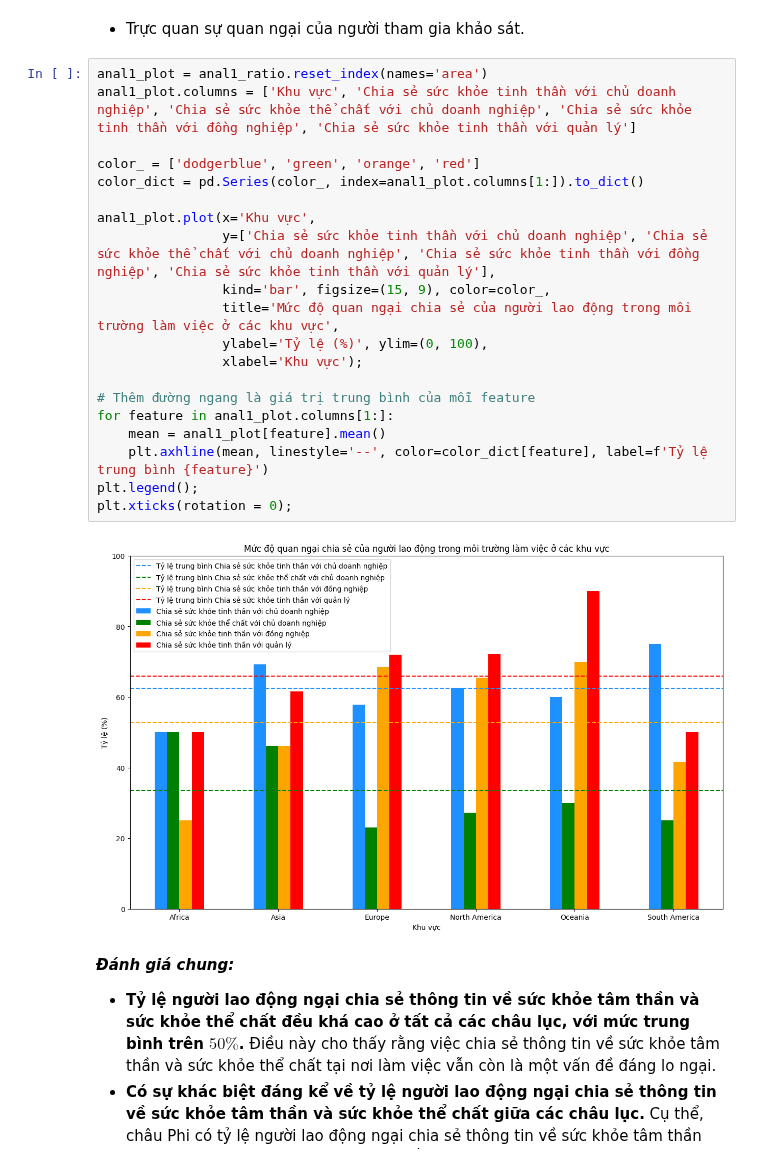
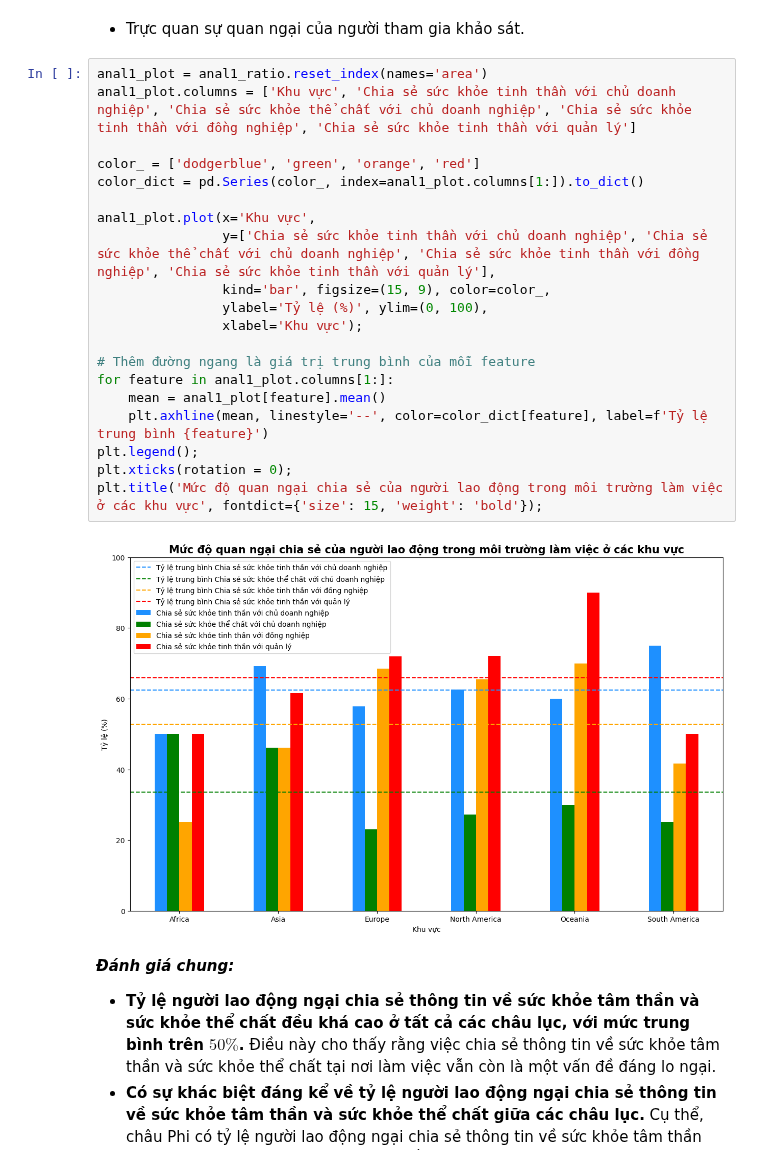
Before and after one commit to iam-Dylan/pfds-final-project, a Jupyter notebook: 4-1-Analyze-DagNgyen.ipynb, the cells around one changed output. Cells and saved outputs as stored; diff of their text form.

```diff
--- a/4-1-Analyze-DagNgyen.ipynb
+++ b/4-1-Analyze-DagNgyen.ipynb
@@ -279,25 +279,25 @@ plt.show()
 # %%
 anal1_plot = anal1_ratio.reset_index(names='area')
 anal1_plot.columns = ['Khu vực', 'Chia sẻ sức khỏe tinh thần với chủ doanh nghiệp', 'Chia sẻ sức khỏe thể chất với chủ doanh nghiệp', 'Chia sẻ sức khỏe tinh thần với đồng nghiệp', 'Chia sẻ sức khỏe tinh thần với quản lý']
 
 color_ = ['dodgerblue', 'green', 'orange', 'red']
 color_dict = pd.Series(color_, index=anal1_plot.columns[1:]).to_dict()
 
 anal1_plot.plot(x='Khu vực',
                 y=['Chia sẻ sức khỏe tinh thần với chủ doanh nghiệp', 'Chia sẻ sức khỏe thể chất với chủ doanh nghiệp', 'Chia sẻ sức khỏe tinh thần với đồng nghiệp', 'Chia sẻ sức khỏe tinh thần với quản lý'],
                 kind='bar', figsize=(15, 9), color=color_,
-                title='Mức độ quan ngại chia sẻ của người lao động trong môi trường làm việc ở các khu vực',
                 ylabel='Tỷ lệ (%)', ylim=(0, 100),
                 xlabel='Khu vực');
 
 # Thêm đường ngang là giá trị trung bình của mỗi feature
 for feature in anal1_plot.columns[1:]:
     mean = anal1_plot[feature].mean()
     plt.axhline(mean, linestyle='--', color=color_dict[feature], label=f'Tỷ lệ trung bình {feature}')
 plt.legend();
 plt.xticks(rotation = 0);
+plt.title('Mức độ quan ngại chia sẻ của người lao động trong môi trường làm việc ở các khu vực', fontdict={'size': 15, 'weight': 'bold'});
 # %% [output]
-[figure, old version]
+[figure, new version]
 # %% [markdown]
 **_Đánh giá chung:_**
 - **Tỷ lệ người lao động ngại chia sẻ thông tin về sức khỏe tâm thần và sức khỏe thể chất đều khá cao ở tất cả các châu lục, với mức trung bình trên $50\%$.** Điều này cho thấy rằng việc chia sẻ thông tin về sức khỏe tâm thần và sức khỏe thể chất tại nơi làm việc vẫn còn là một vấn đề đáng lo ngại.
```
